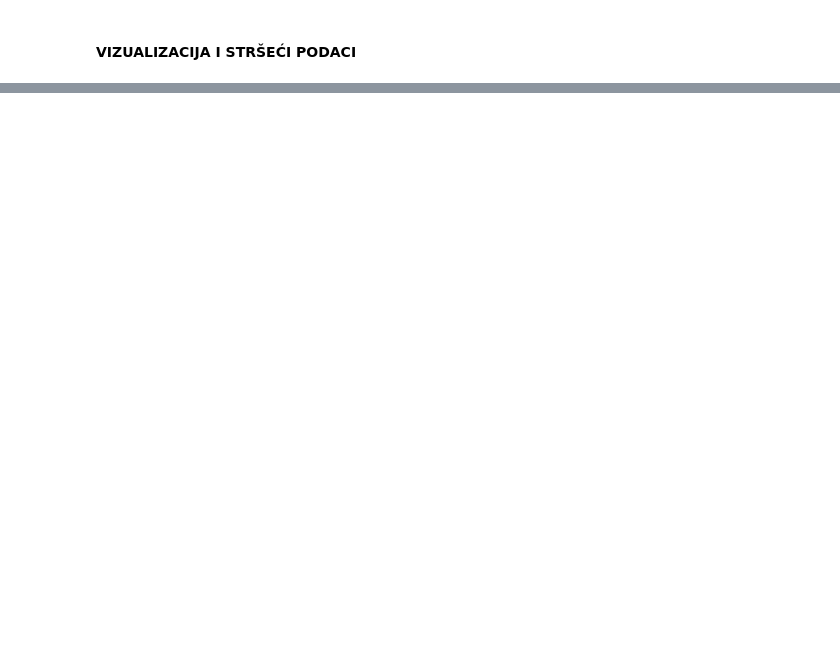
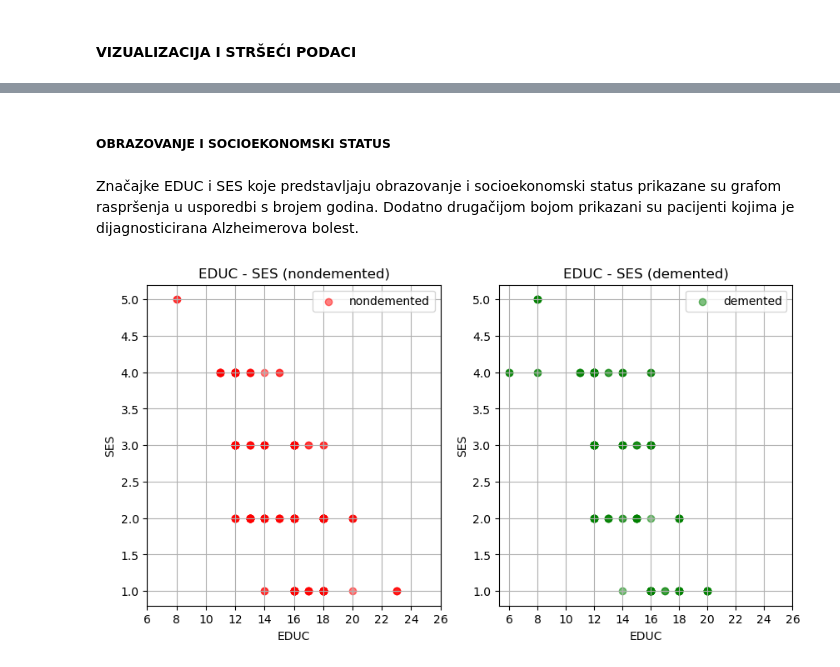
Before and after one commit to bnikolic2/Early-Stage-Alzheimer-s-Disease-Prediction-Using-Machine-Learning-Models, a Jupyter notebook: project.ipynb, the cells around one changed output, grey strips where cells are left out. Saved outputs shown, nothing was run; the diff lists cells and outputs as text; code cells hidden in the pictures; blank space fills up the shorter version.

Commit message:
Done visualization and correlation.

```diff
--- a/project.ipynb
+++ b/project.ipynb
@@ -235,0 +254,16 @@ X_noNaN = X_noNaN.loc[X_noNaN.SES.notnull(), :]
+# %%
+from sklearn.preprocessing import OneHotEncoder, LabelEncoder
+
+X_preprocessed = X_noNaN.copy()
+
+# Transforming M/F variable
+leMF = LabelEncoder()
+leMF.fit(X_preprocessed.loc[:, 'M/F'])
+X_preprocessed.loc[:, 'M/F'] = leMF.transform(X_preprocessed.loc[:, 'M/F'])
+
+# Creating Custom Group
+X_preprocessed.loc[X_preprocessed['CDR'] == 0, 'Custom Group'] = 0
+X_preprocessed.loc[X_preprocessed['CDR'] > 0, 'Custom Group'] = 1
+
+
+X_preprocessed.head(10)
@@ -236,2 +282,9 @@ X_noNaN = X_noNaN.loc[X_noNaN.SES.notnull(), :]
 # %% [markdown]
 ####  VIZUALIZACIJA I STRŠEĆI PODACI
+# %%
+# X.loc[:, 'Subject ID'].unique()
+# X_vis = X_preprocessed.loc[X_preprocessed['MRI ID'].str.contains("_MR1"), :]
+
+X_vis = X_preprocessed.copy()
+
+X_firstScan = X_preprocessed.loc[X_preprocessed['MRI ID'].str.contains("_MR1"), :]
@@ -237,0 +370,28 @@ X_noNaN = X_noNaN.loc[X_noNaN.SES.notnull(), :]
+# %% [markdown]
+##### OBRAZOVANJE I SOCIOEKONOMSKI STATUS
+# %% [markdown]
+Značajke EDUC i SES koje predstavljaju obrazovanje i socioekonomski status prikazane su grafom raspršenja u usporedbi s brojem godina. Dodatno drugačijom bojom prikazani su pacijenti kojima je dijagnosticirana Alzheimerova bolest.
+# %%
+#mask
+mask_demented = X_vis['Custom Group'] == 1
+
+fig, ax = plt.subplots(1,2, figsize=(10,5))
+
+ax[0].set_title('EDUC - SES (nondemented)')
+ax[0].scatter(X_vis.loc[~mask_demented, 'EDUC'], X_vis.loc[~mask_demented, 'SES'], alpha=0.5, c='r', label="nondemented")
+ax[0].legend(loc='best')
+ax[0].set_xticks(np.arange(6,28,2))
+ax[0].set_xlabel('EDUC')
+ax[0].set_ylabel('SES')
+ax[0].grid()
+
+ax[1].set_title('EDUC - SES (demented)')
+ax[1].scatter(X_vis.loc[mask_demented, 'EDUC'], X_vis.loc[mask_demented, 'SES'], alpha=0.5, c='g', label="demented")
+ax[1].legend(loc='best')
+ax[1].legend(loc='best')
+ax[1].set_xticks(np.arange(6,28,2))
+ax[1].set_xlabel('EDUC')
+ax[1].set_ylabel('SES')
+ax[1].grid()
+# %% [output]
+[figure, added]
```
Also changed, not shown: parts of 52 cells of this notebook.
